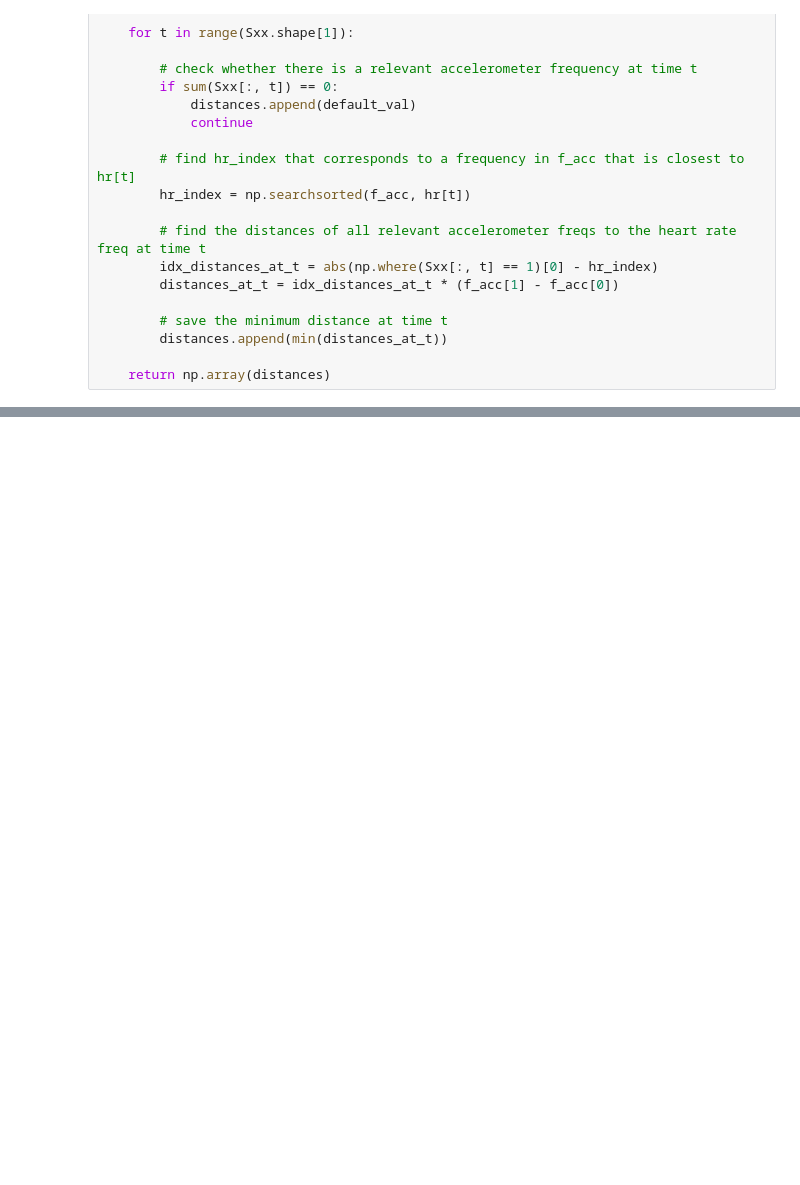
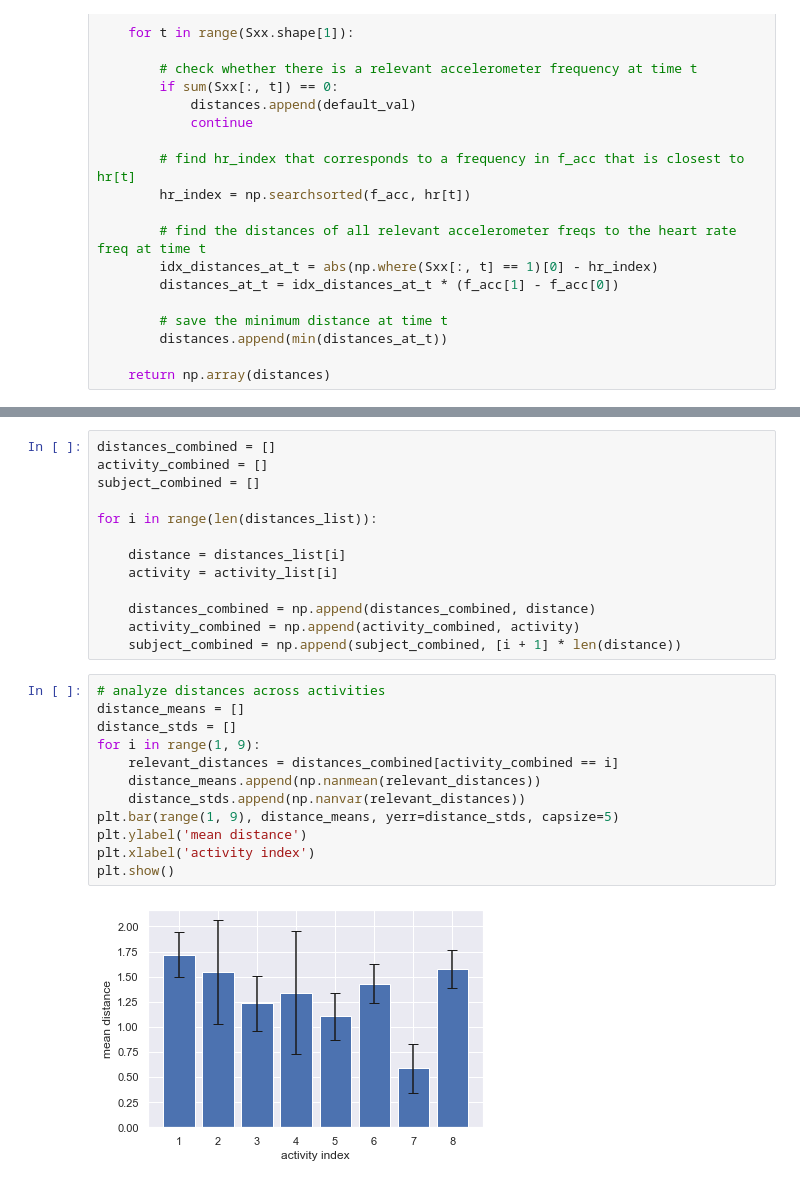
Before and after one commit to pennfranc/adm-ppg-analysis, a Jupyter notebook: data_analysis.ipynb, the cells around one changed output, grey strips where cells are left out. Saved outputs shown, nothing was run; the diff lists cells and outputs as text; blank space fills up the shorter version.

```diff
--- a/data_analysis.ipynb
+++ b/data_analysis.ipynb
@@ -122,0 +127,27 @@ activity[(t_acc * 4).astype(int)].shape
+# %%
+distances_combined = []
+activity_combined = []
+subject_combined = []
+
+for i in range(len(distances_list)):
+
+    distance = distances_list[i]
+    activity = activity_list[i]
+
+    distances_combined = np.append(distances_combined, distance)
+    activity_combined = np.append(activity_combined, activity)
+    subject_combined = np.append(subject_combined, [i + 1] * len(distance))
+# %%
+# analyze distances across activities
+distance_means = []
+distance_stds = []
+for i in range(1, 9):
+    relevant_distances = distances_combined[activity_combined == i]
+    distance_means.append(np.nanmean(relevant_distances))
+    distance_stds.append(np.nanvar(relevant_distances))
+plt.bar(range(1, 9), distance_means, yerr=distance_stds, capsize=5)
+plt.ylabel('mean distance')
+plt.xlabel('activity index')
+plt.show()
+# %% [output]
+[figure, added]
```
Also changed, not shown: parts of 6 cells of this notebook.
